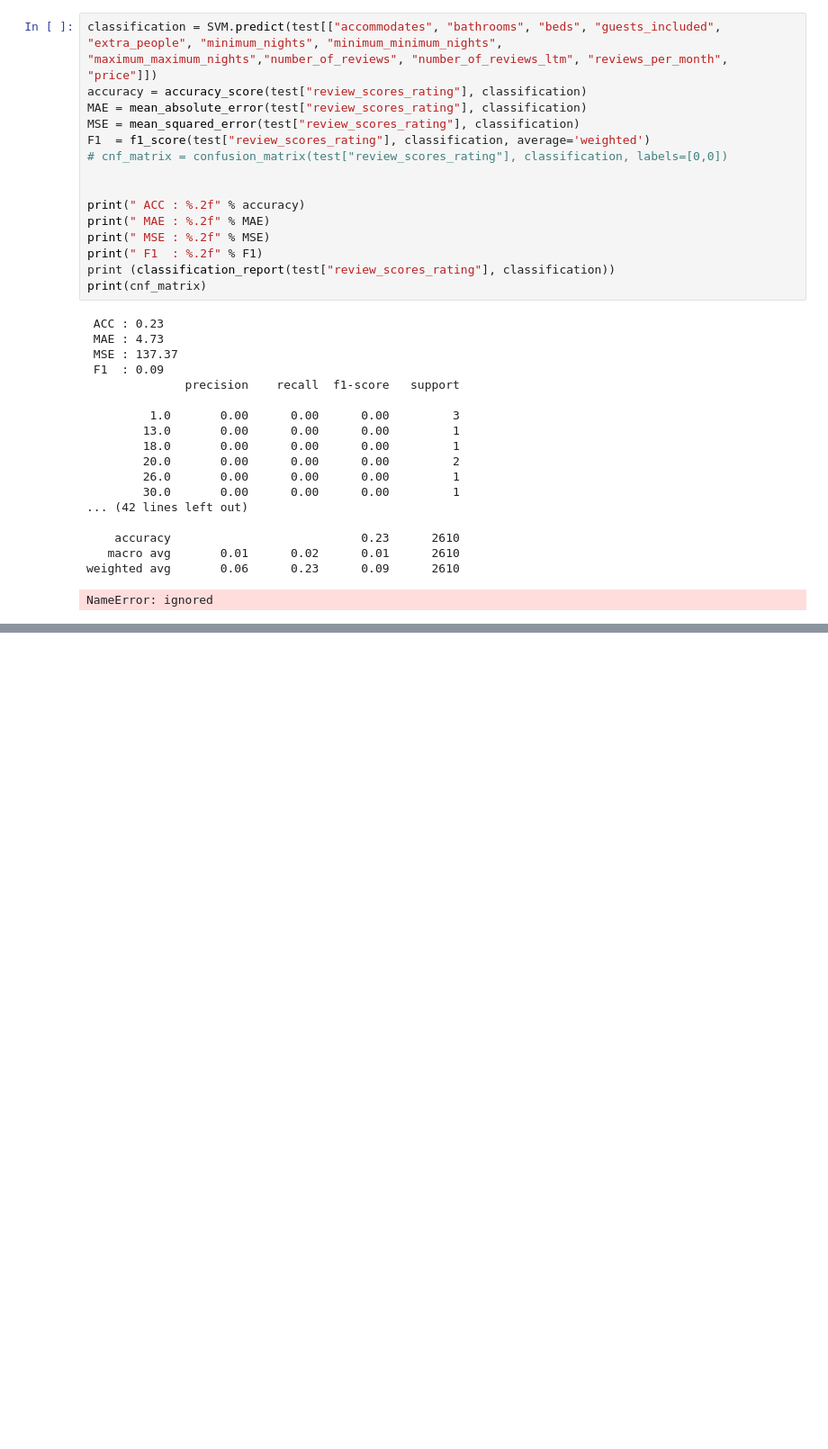
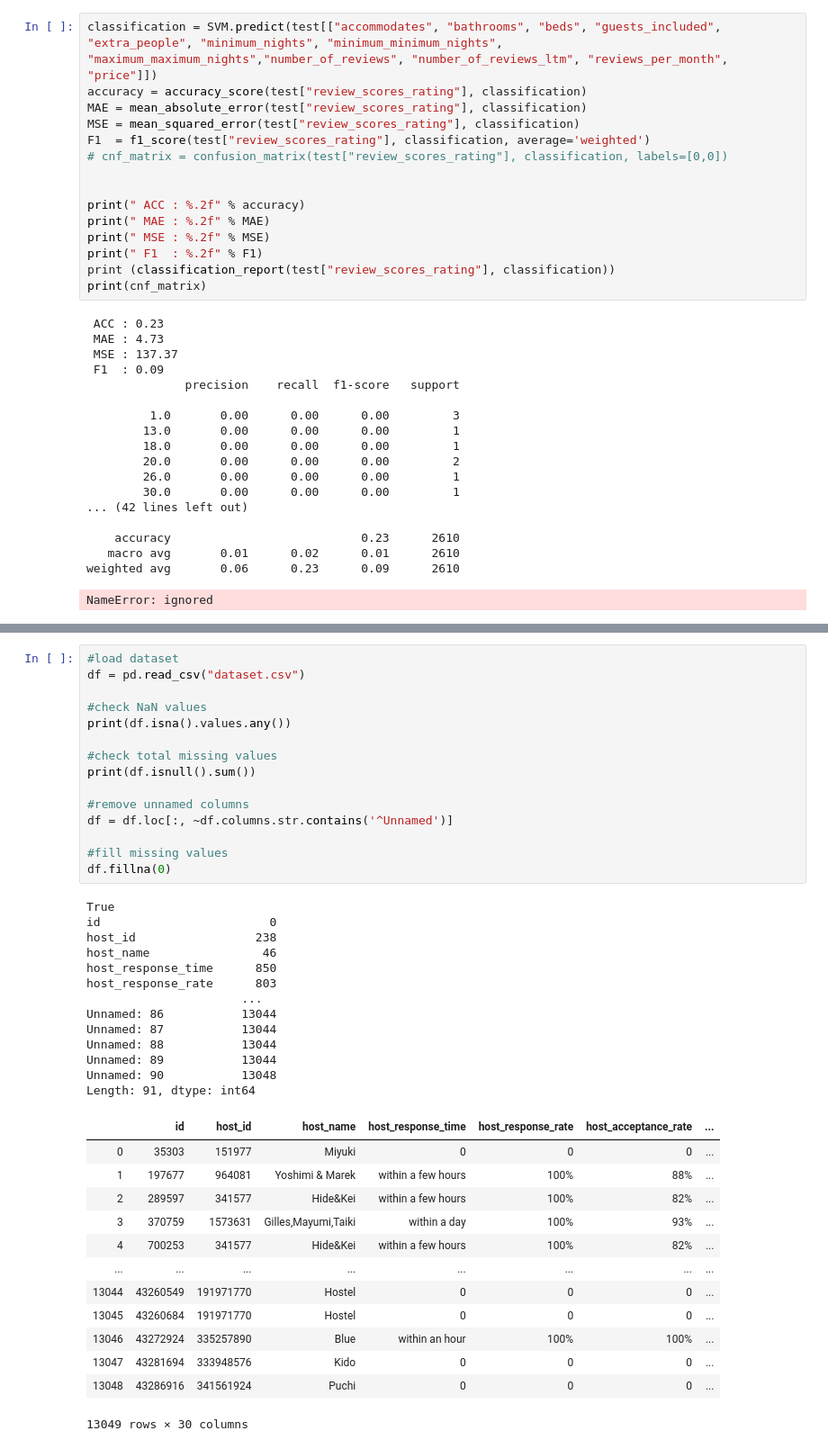
Before and after one commit to npmitaart/machine-learning, a Jupyter notebook: scriptML.ipynb, the cells around one changed output, grey strips where cells are left out. Shown at 90% size. Saved outputs shown, nothing was run; the diff lists cells and outputs as text; blank space fills up the shorter version.

```diff
--- a/scriptML.ipynb
+++ b/scriptML.ipynb
@@ -546,0 +559,42 @@ NameError: ignored
+# %%
+#load dataset
+df = pd.read_csv("dataset.csv")
+
+#check NaN values
+print(df.isna().values.any())
+
+#check total missing values
+print(df.isnull().sum())
+
+#remove unnamed columns
+df = df.loc[:, ~df.columns.str.contains('^Unnamed')]
+
+#fill missing values
+df.fillna(0)
+# %% [output]
+True
+id                        0
+host_id                 238
+host_name                46
+host_response_time      850
+host_response_rate      803
+                      ...
+Unnamed: 86           13044
+Unnamed: 87           13044
+Unnamed: 88           13044
+Unnamed: 89           13044
+Unnamed: 90           13048
+Length: 91, dtype: int64
+|  | id | host_id | host_name | host_response_time | host_response_rate | host_acceptance_rate | ... |
+| 0 | 35303 | 151977 | Miyuki | 0 | 0 | 0 | ... |
+| 1 | 197677 | 964081 | Yoshimi & Marek | within a few hours | 100% | 88% | ... |
+| 2 | 289597 | 341577 | Hide&Kei | within a few hours | 100% | 82% | ... |
+| 3 | 370759 | 1573631 | Gilles,Mayumi,Taiki | within a day | 100% | 93% | ... |
+| 4 | 700253 | 341577 | Hide&Kei | within a few hours | 100% | 82% | ... |
+| ... | ... | ... | ... | ... | ... | ... | ... |
+| 13044 | 43260549 | 191971770 | Hostel | 0 | 0 | 0 | ... |
+| 13045 | 43260684 | 191971770 | Hostel | 0 | 0 | 0 | ... |
+| 13046 | 43272924 | 335257890 | Blue | within an hour | 100% | 100% | ... |
+| 13047 | 43281694 | 333948576 | Kido | 0 | 0 | 0 | ... |
+| 13048 | 43286916 | 341561924 | Puchi | 0 | 0 | 0 | ... |
+13049 rows × 30 columns
```
Also changed, not shown: parts of 8 cells of this notebook.
